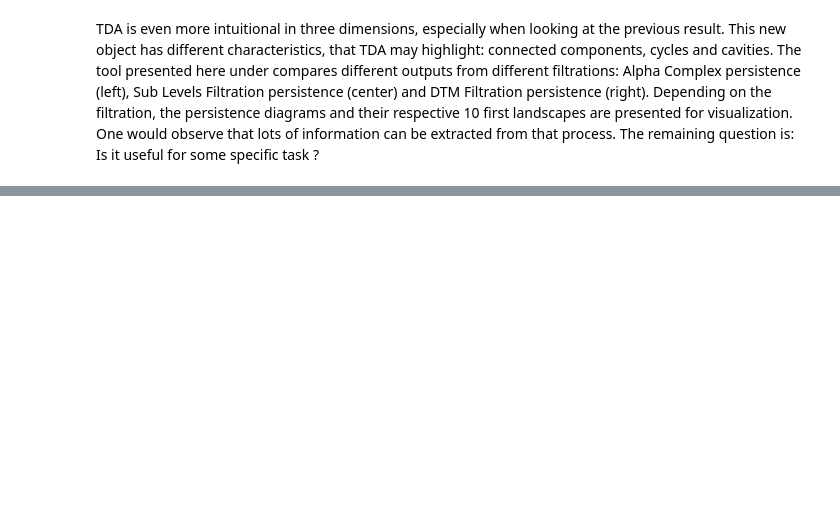
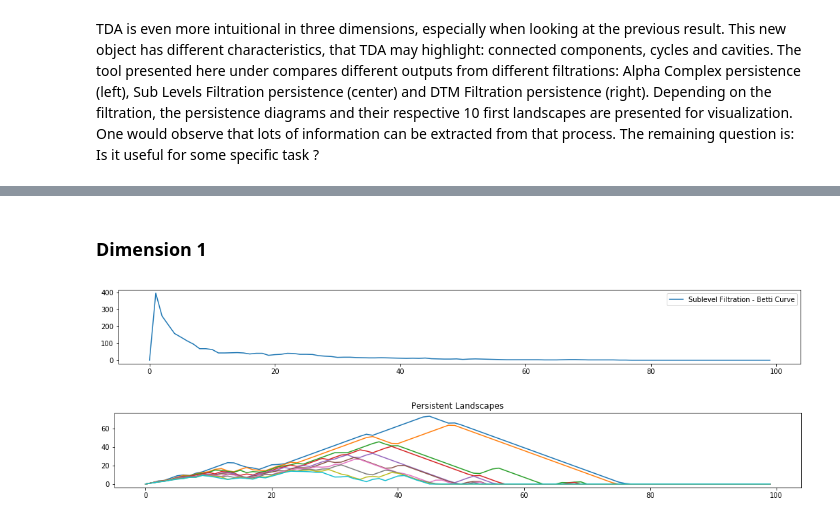
Before and after one commit to merylldindin/topologyx, a Jupyter notebook: Filtrations.ipynb, the cells around one changed output, grey strips where cells are left out. Cells and saved outputs as stored; diff of their text form; code cells hidden in the pictures; blank space fills up the shorter version.

```diff
--- a/Filtrations.ipynb
+++ b/Filtrations.ipynb
@@ -64,0 +81,8 @@ fil.visual()
+# %% [markdown]
+### Dimension 1
+# %%
+_ = fil.betti_curves(1, graph=True)
+_ = fil.landscapes(1, graph=True)
+# %% [output]
+[figure, added]
+[figure, added]
```
Also changed, not shown: parts of 8 cells of this notebook.
